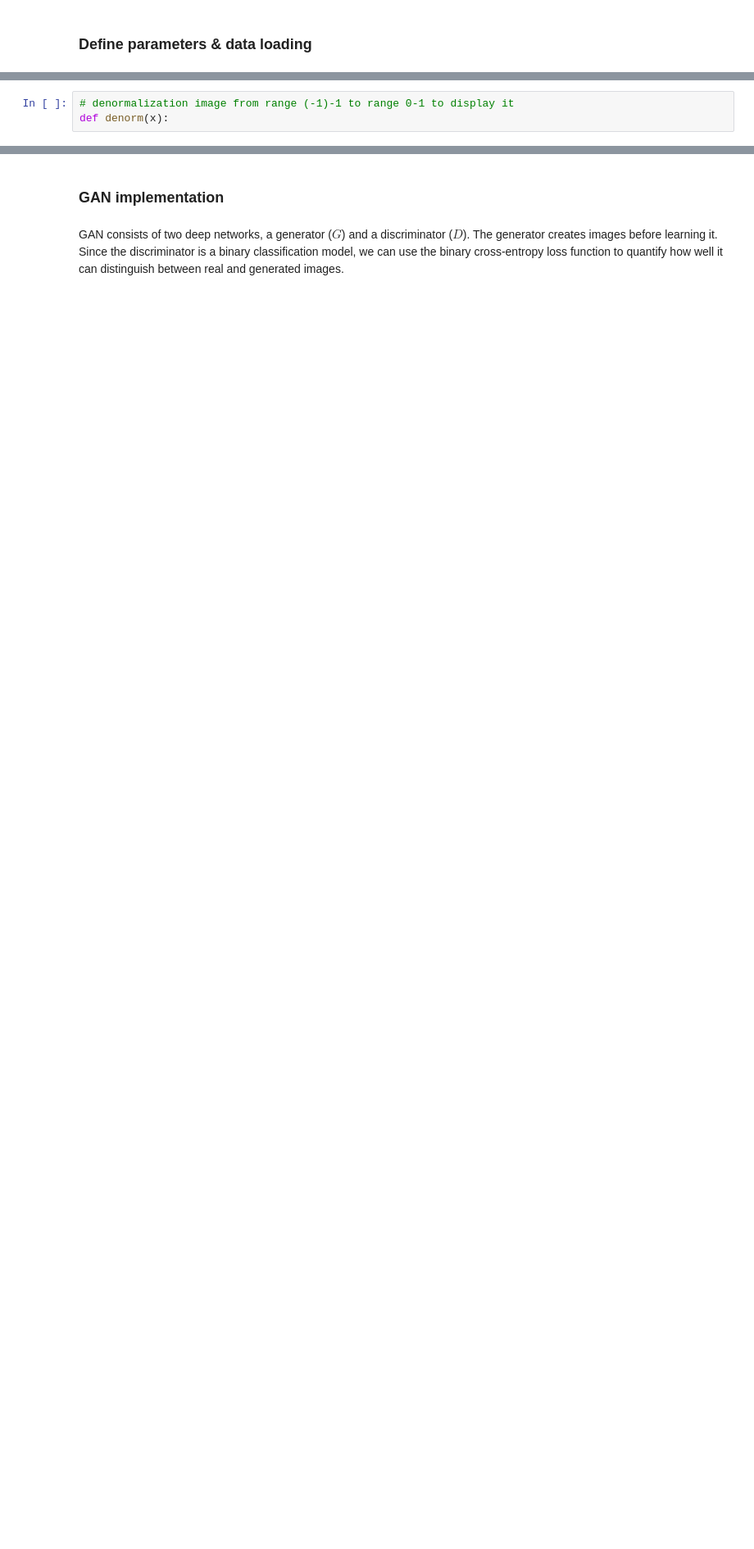
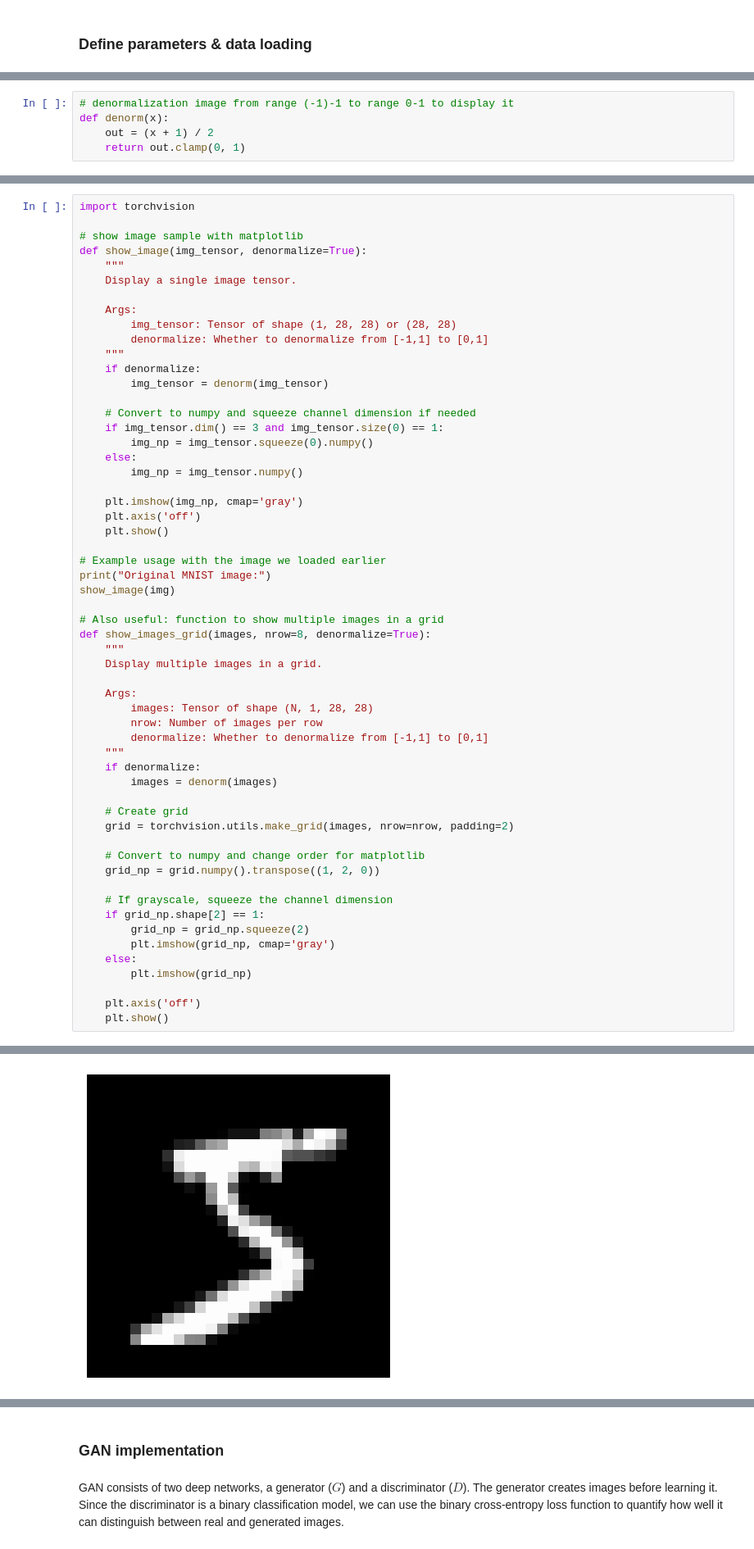
Before and after one commit to DenisPotekhin2002/Generative-Models-2025, a Jupyter notebook: Assignment 2/2_gan_dcgan.ipynb, the cells around one changed output, grey strips where cells are left out. Shown at 82% size. Cells and saved outputs as stored; diff of their text form; blank space fills up the shorter version.

```diff
--- a/Assignment 2/2_gan_dcgan.ipynb
+++ b/Assignment 2/2_gan_dcgan.ipynb
@@ -95,3 +105,5 @@ plt.hist(img[:, 5:15, 5:15].flatten(), bins=15)
 # %%
 # denormalization image from range (-1)-1 to range 0-1 to display it
 def denorm(x):
+    out = (x + 1) / 2
+    return out.clamp(0, 1)
@@ -101,0 +110,58 @@ def denorm(x):
+# %%
+import torchvision
+
+# show image sample with matplotlib
+def show_image(img_tensor, denormalize=True):
+    """
+    Display a single image tensor.
+
+    Args:
+        img_tensor: Tensor of shape (1, 28, 28) or (28, 28)
+        denormalize: Whether to denormalize from [-1,1] to [0,1]
+    """
+    if denormalize:
+        img_tensor = denorm(img_tensor)
+
+    # Convert to numpy and squeeze channel dimension if needed
+    if img_tensor.dim() == 3 and img_tensor.size(0) == 1:
+        img_np = img_tensor.squeeze(0).numpy()
+    else:
+        img_np = img_tensor.numpy()
+
+    plt.imshow(img_np, cmap='gray')
+    plt.axis('off')
+    plt.show()
+
+# Example usage with the image we loaded earlier
+print("Original MNIST image:")
+show_image(img)
+
+# Also useful: function to show multiple images in a grid
+def show_images_grid(images, nrow=8, denormalize=True):
+    """
+    Display multiple images in a grid.
+
+    Args:
+        images: Tensor of shape (N, 1, 28, 28)
+        nrow: Number of images per row
+        denormalize: Whether to denormalize from [-1,1] to [0,1]
+    """
+    if denormalize:
+        images = denorm(images)
+
+    # Create grid
+    grid = torchvision.utils.make_grid(images, nrow=nrow, padding=2)
+
+    # Convert to numpy and change order for matplotlib
+    grid_np = grid.numpy().transpose((1, 2, 0))
+
+    # If grayscale, squeeze the channel dimension
+    if grid_np.shape[2] == 1:
+        grid_np = grid_np.squeeze(2)
+        plt.imshow(grid_np, cmap='gray')
+    else:
+        plt.imshow(grid_np)
+
+    plt.axis('off')
+    plt.show()
+# %% [output]
@@ -101,0 +169 @@ def denorm(x):
+[figure, added]
```
Also changed, not shown: parts of 31 cells of this notebook.
